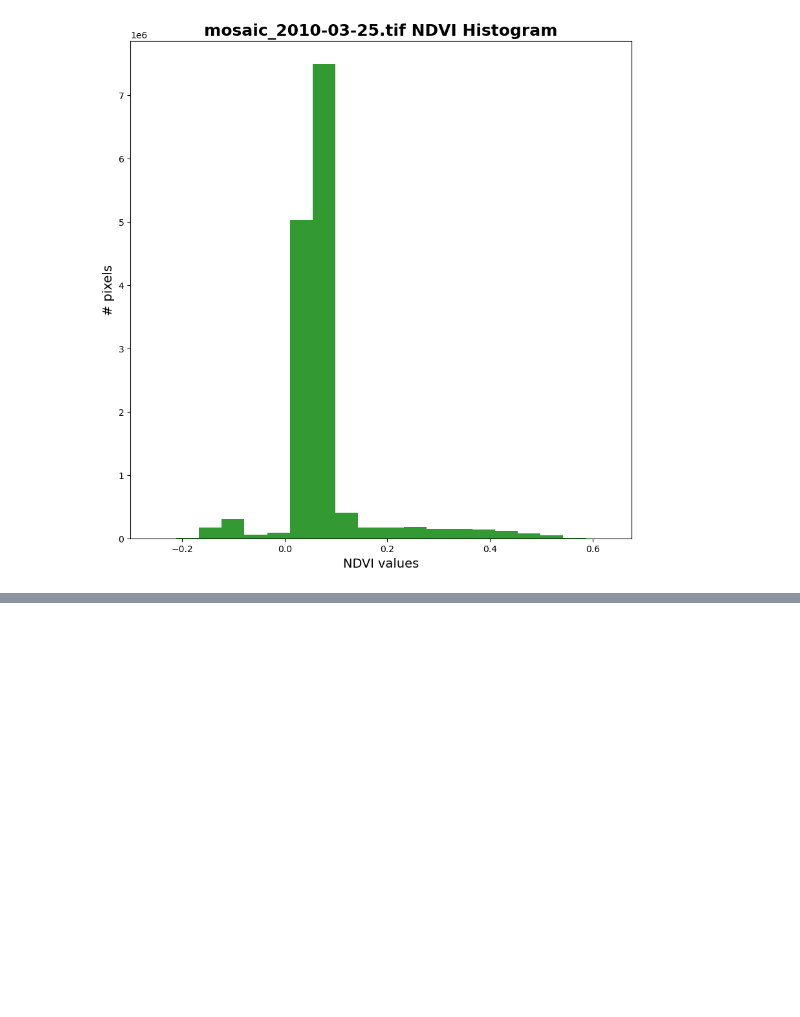
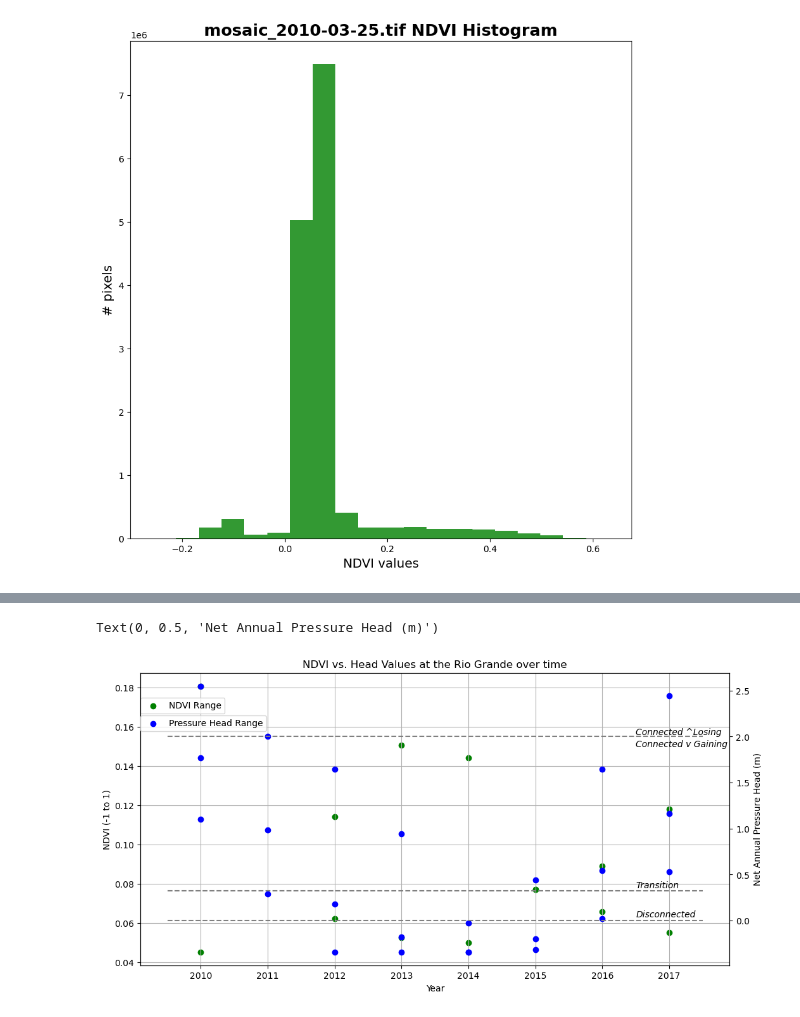
Before and after one commit to dtadych/Tadych_PlanetData_Challenge, a Jupyter notebook: RioGrandeAnalysis.ipynb, the cells around one changed output, grey strips where cells are left out. Saved outputs shown, nothing was run; the diff lists cells and outputs as text; code cells hidden in the pictures; blank space fills up the shorter version.

```diff
--- a/RioGrandeAnalysis.ipynb
+++ b/RioGrandeAnalysis.ipynb
@@ -438,0 +739,6 @@ plt.show()
+# %%
+# Case study stations
+seepage_studyareas = seepage[['Monitoring station','Rin_11R','Rin_2R','Rin_12R']]
+
+head_studyareas = head[['Monitoring station','Rin_11R','Rin_2R','Rin_12R']]
+head_studyareas
@@ -438,0 +755,6 @@ plt.show()
+# %%
+seepage_studyareas = seepage_studyareas.rename(columns= {'Monitoring station':'Year'})
+head_studyareas = head_studyareas.rename(columns= {'Monitoring station':'Year'})
+seepage_studyareas = seepage_studyareas.set_index('Year')
+head_studyareas = head_studyareas.set_index('Year')
+head_studyareas
@@ -438,0 +772,8 @@ plt.show()
+# %%
+# NDVI_ts_df = NDVI_ts_df.set_index('Year')
+NDVI_ts_df
+NDVI_df_year_min = pd.pivot_table(NDVI_ts_df, index=["Year"], values=['NDVI'], dropna=False, aggfunc=np.min)
+NDVI_df_year_max = pd.pivot_table(NDVI_ts_df, index=["Year"], values=['NDVI'], dropna=False, aggfunc=np.max)
+NDVI_df_year_mean = pd.pivot_table(NDVI_ts_df, index=["Year"], values=['NDVI'], dropna=False, aggfunc=np.mean)
+
+NDVI_df_year_max
@@ -438,0 +790,30 @@ plt.show()
+# %%
+f, ax = plt.subplots(figsize=(12,6))
+# ax.scatter(NDVI_ts.index, NDVI_ts[0], color='red')
+ax2 = ax.twinx()
+ax2.scatter(head_studyareas.index, head_studyareas['Rin_11R'], c='blue', label = 'Pressure Head Range')
+ax2.scatter(head_studyareas.index, head_studyareas['Rin_2R'], c='blue')
+ax2.scatter(head_studyareas.index, head_studyareas['Rin_12R'], c='blue')
+ax.scatter(NDVI_df_year_max.index, NDVI_df_year_max['NDVI'], c='green',label = 'NDVI Range')
+ax.scatter(NDVI_df_year_min.index, NDVI_df_year_min['NDVI'], c='green')
+ax2.hlines(y=2.0, xmin = 2009.5, xmax = 2017.5,color='grey',linestyles='--')
+ax2.hlines(y=0, xmin = 2009.5, xmax = 2017.5,color='grey',linestyles='--')
+ax2.hlines(y=0.325, xmin = 2009.5, xmax = 2017.5,color='grey',linestyles='--')
+ax.text(2016.5, 0.156, 'Connected ^Losing', style='italic', bbox={
+        'facecolor': 'white', 'alpha': 0, 'pad': 5})
+ax.text(2016.5, 0.150, 'Connected v Gaining', style='italic', bbox={
+        'facecolor': 'white', 'alpha': 0, 'pad': 5})
+ax.text(2016.5, 0.078, 'Transition', style='oblique', bbox={
+        'facecolor': 'white', 'alpha': 0.0, 'pad': 5})
+ax.text(2016.5, 0.063, 'Disconnected', style='oblique', bbox={
+        'facecolor': 'white', 'alpha': 0, 'pad': 5})
+ax.set(title="NDVI vs. Head Values at the Rio Grande over time")
+ax.legend(loc = [0,0.86])
+ax2.legend(loc = [0,0.8])
+ax.grid(zorder = 0)
+ax.set_xlabel('Year')
+ax.set_ylabel('NDVI (-1 to 1)')
+ax2.set_ylabel('Net Annual Pressure Head (m)')
+# %% [output]
+Text(0, 0.5, 'Net Annual Pressure Head (m)')
+[figure, added]
```
Also changed, not shown: parts of 44 cells of this notebook, 1 other file.
